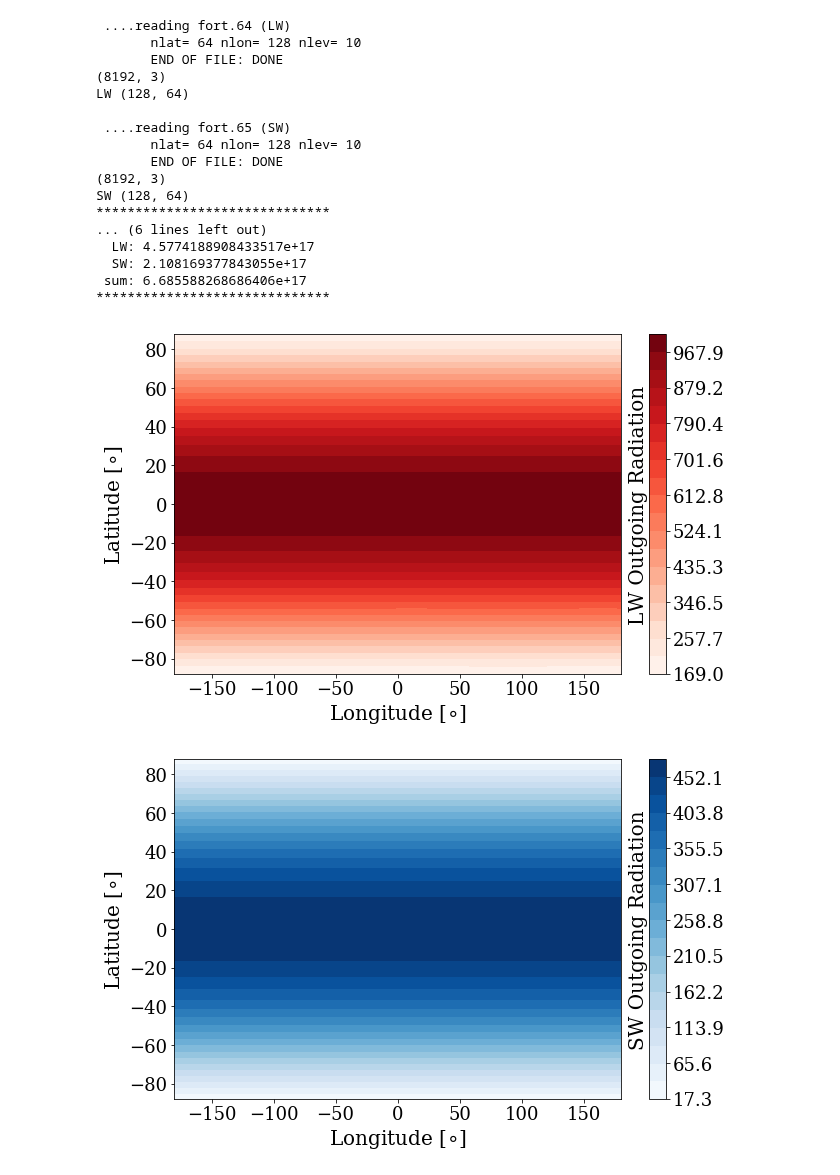
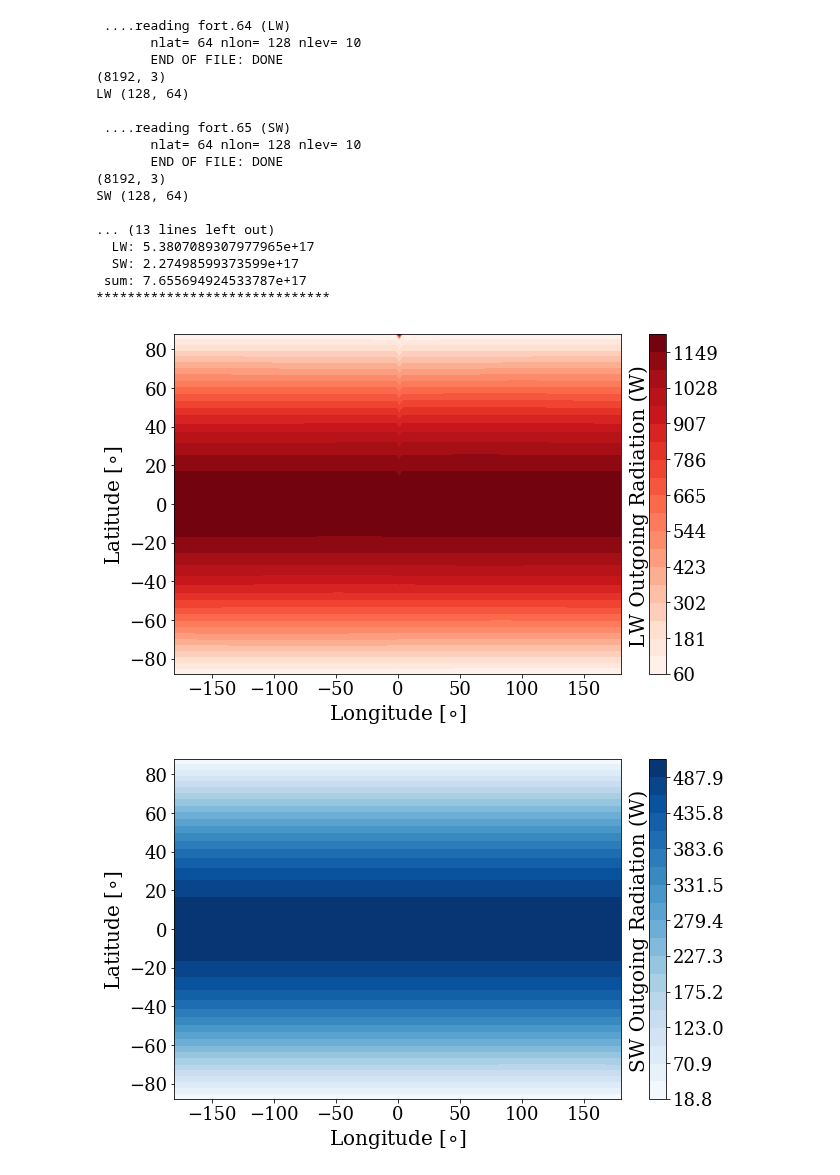
Before and after one commit to emily-rauscher/GCM_plots, a Jupyter notebook: igcm_olr_plots.ipynb, the cells around one changed output. Drawn from its saved outputs; the diff is of its cells as text; code cells hidden in the pictures.

Commit message:
OLR for SW/LW/Total

```diff
--- a/igcm_olr_plots.ipynb
+++ b/igcm_olr_plots.ipynb
@@ -1,47 +1,66 @@
 # %%
+import numpy as np
+
 from igcm_olr_func import igcm_olr
 %matplotlib inline
 
 oom=0
-p0=0.10
-radea=9.56*10**6
+p0=1.0
+radea=1.5*6.37*10**6
+base_flux=0.087#0.4
 
 #path='/Users/ermay/Desktop/GCM_plots/Files/'
 path='/Users/ermay/Documents/GradSchool/Research_Surface/GCM_plots/Files/'
-runname='FiducialPlanet/Model4/Test_New/'#L10/T42/P0_010'
+#runname='CBinary/'
+runname='FiducialPlanet/Model4/L10/T42/P0_001'
+#runname='FiducialPlanet/PostSurf/RESTART/'#VarTdiss/td_005'#Model4/Test_New/'#/L10/T42/P0_050'
+#runname='EARTH_T42/'
+#runname='Hayley/Slow/'
 makeplot=True
 saveplot=True
 LastOrb=False
-savenamelw=path+runname+'/Model4_P0_010_lw.png'
-savenamesw=path+runname+'/Model4_P0_010_sw.png'
+savenamelw=path+runname+'/lw.png'
+savenamesw=path+runname+'/sw.png'
+savenameto=path+runname+'/tot.png'
 both=True #true to plot SW and LW, False for only lW
+total=True
 
-data_lw,data_sw,total_lw,total_sw,lon_arr,lat_arr=igcm_olr(path,runname,oom,p0,radea,makeplot, saveplot,savenamelw,savenamesw, both,LastOrb)
+data_lw,data_sw,data_net,total_lw,total_sw,total_net,lon_arr,lat_arr=igcm_olr(path,runname,oom,p0,radea,makeplot, saveplot,savenamelw,savenamesw,savenameto,both,total,LastOrb)
+
 
 import pickle
 pickle.dump(total_lw, open(path+runname+'/LW_total.txt', 'wb'))
 pickle.dump(total_sw, open(path+runname+'/SW_total.txt', 'wb'))
 
-# read object from file
-a = pickle.load(open(path+runname+'/LW_total.txt', 'rb'))
-b = pickle.load(open(path+runname+'/SW_total.txt', 'rb'))
+# # read object from file
+# a = pickle.load(open(path+runname+'/LW_total.txt', 'rb'))
+# b = pickle.load(open(path+runname+'/SW_total.txt', 'rb'))
+
+#total_net=incoming-outsw+incomlw-outlw
+incoming_actual=total_net+total_sw+total_lw
+
+print '******************************'
+print 'Total Integrated Input - ACTUAL (W):'
+print '  SW:', incoming_actual
+print ' O/I:', np.round(100.*(np.nansum([total_sw,total_lw])/(incoming_actual+base_flux)),2),'%'
+print '******************************'
 # %% [output]
  ....reading fort.64 (LW)
        nlat= 64 nlon= 128 nlev= 10
        END OF FILE: DONE
 (8192, 3)
 LW (128, 64)
 
  ....reading fort.65 (SW)
        nlat= 64 nlon= 128 nlev= 10
        END OF FILE: DONE
 (8192, 3)
 SW (128, 64)
+
+... (13 lines left out)
+  LW: 5.3807089307977965e+17
+  SW: 2.27498599373599e+17
+ sum: 7.655694924533787e+17
 ******************************
-... (6 lines left out)
-  LW: 4.5774188908433517e+17
-  SW: 2.108169377843055e+17
- sum: 6.685588268686406e+17
-******************************
-[figure, old version]
+[figure, new version]
-[figure, old version]
+[figure, new version]
```
Also changed, not shown: parts of 4 cells of this notebook, 1 other file.
